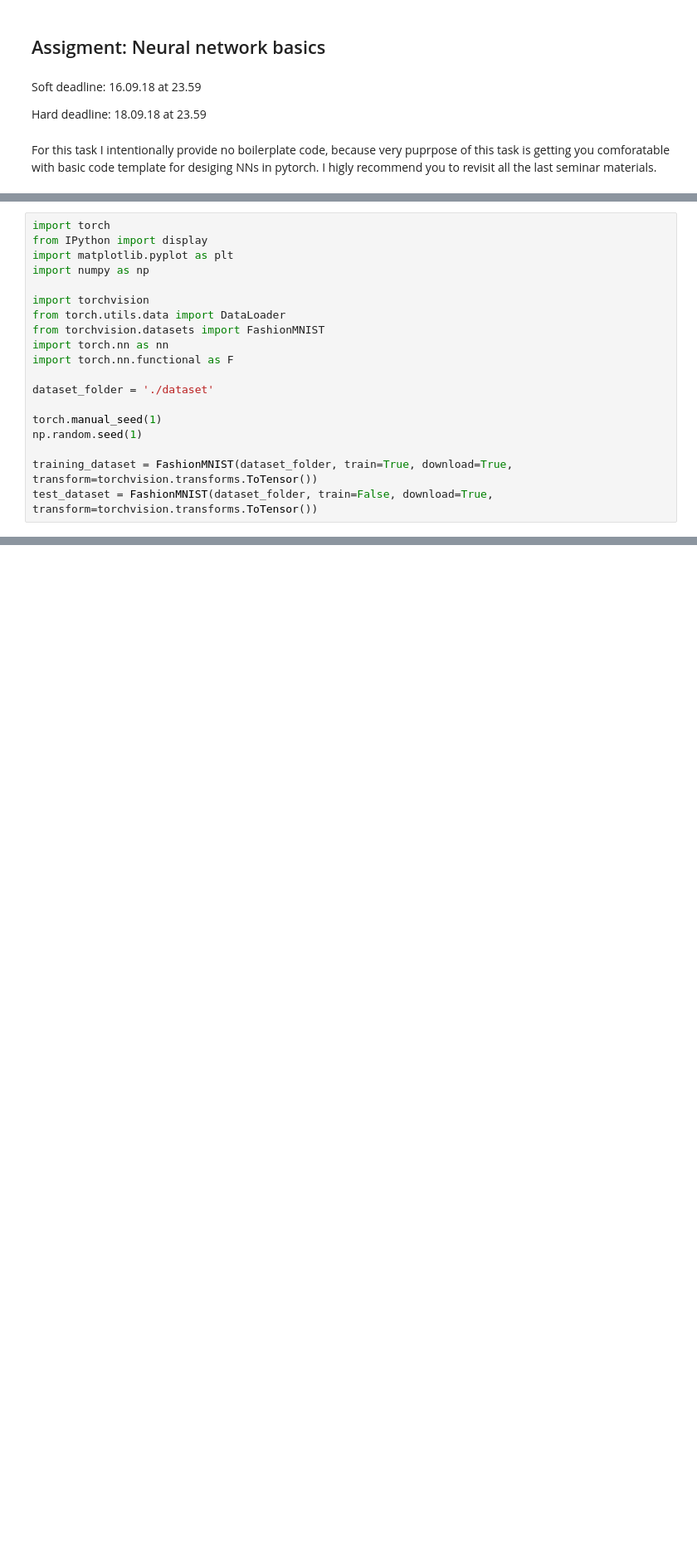
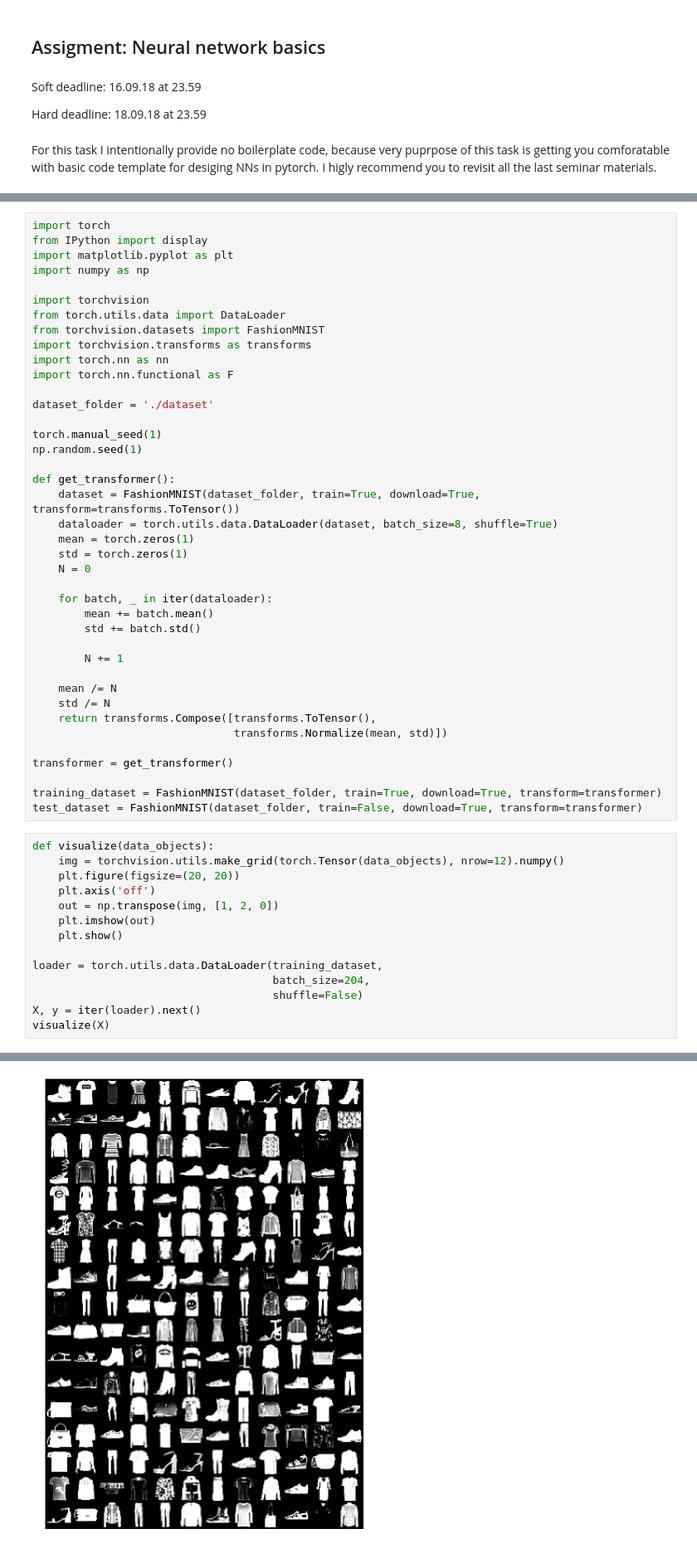
Before and after one commit to shavkunov/dl-course, a Jupyter notebook: hw1/task_2.ipynb, the cells around one changed output, grey strips where cells are left out. Shown at 83% size. Drawn from its saved outputs; the diff is of its cells as text; blank space fills up the shorter version.

```diff
--- a/hw1/task_2.ipynb
+++ b/hw1/task_2.ipynb
@@ -30,6 +30,7 @@ import numpy as np
 import torchvision
 from torch.utils.data import DataLoader
 from torchvision.datasets import FashionMNIST
+import torchvision.transforms as transforms
 import torch.nn as nn
 import torch.nn.functional as F
 
@@ -38,5 +39,40 @@ dataset_folder = './dataset'
 torch.manual_seed(1)
 np.random.seed(1)
 
-training_dataset = FashionMNIST(dataset_folder, train=True, download=True, transform=torchvision.transforms.ToTensor())
-test_dataset = FashionMNIST(dataset_folder, train=False, download=True, transform=torchvision.transforms.ToTensor())
+def get_transformer():
+    dataset = FashionMNIST(dataset_folder, train=True, download=True, transform=transforms.ToTensor())
+    dataloader = torch.utils.data.DataLoader(dataset, batch_size=8, shuffle=True)
+    mean = torch.zeros(1)
+    std = torch.zeros(1)
+    N = 0
+
+    for batch, _ in iter(dataloader):
+        mean += batch.mean()
+        std += batch.std()
+
+        N += 1
+
+    mean /= N
+    std /= N
+    return transforms.Compose([transforms.ToTensor(),
+                               transforms.Normalize(mean, std)])
+
+transformer = get_transformer()
+
+training_dataset = FashionMNIST(dataset_folder, train=True, download=True, transform=transformer)
+test_dataset = FashionMNIST(dataset_folder, train=False, download=True, transform=transformer)
+# %%
+def visualize(data_objects):
+    img = torchvision.utils.make_grid(torch.Tensor(data_objects), nrow=12).numpy()
+    plt.figure(figsize=(20, 20))
+    plt.axis('off')
+    out = np.transpose(img, [1, 2, 0])
+    plt.imshow(out)
+    plt.show()
+
+loader = torch.utils.data.DataLoader(training_dataset,
+                                     batch_size=204,
+                                     shuffle=False)
+X, y = iter(loader).next()
+visualize(X)
+# %% [output]
@@ -43,3 +80,4 @@ test_dataset = FashionMNIST(dataset_folder, train=False, download=True, transfor
+[figure, added]
 # %%
 class MyConvNet(torch.nn.Module):
     def __init__(self):
```
Also changed, not shown: parts of 5 cells of this notebook.
